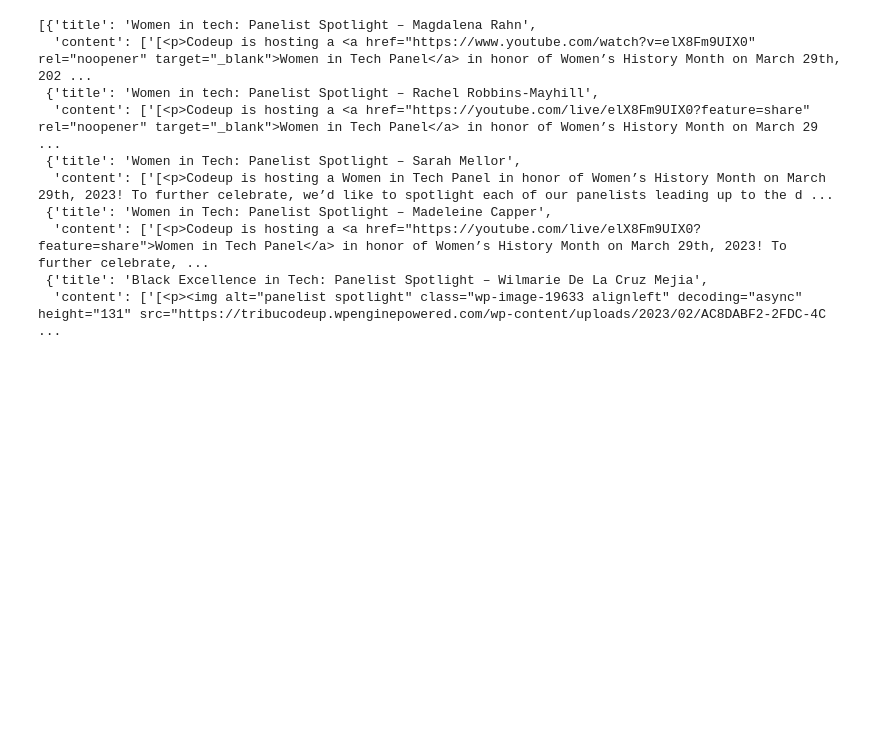
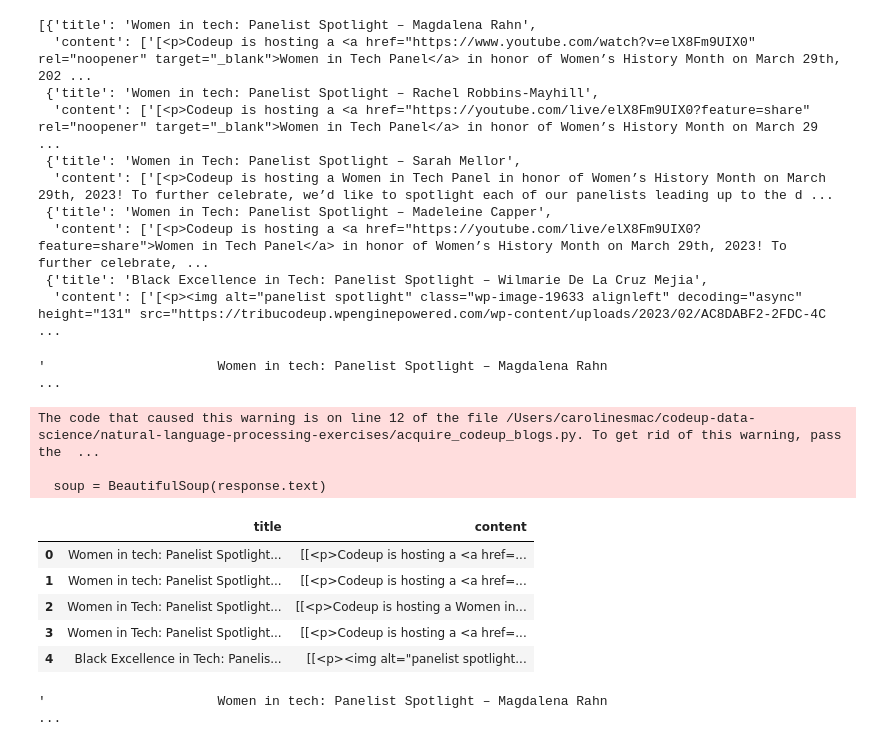
Before and after one commit to caroline-miller0921/natural-language-processing-exercises, a Jupyter notebook: acquire_codeup_blog.ipynb, the cells around one changed output. Cells and saved outputs as stored; diff of their text form; code cells hidden in the pictures; blank space fills up the shorter version.

```diff
--- a/acquire_codeup_blog.ipynb
+++ b/acquire_codeup_blog.ipynb
@@ -209,0 +213,23 @@ article_list
+# %%
+df.to_string(header=False, index=False)
+# %% [output]
+'                      Women in tech: Panelist Spotlight – Magdalena Rahn                                                                                                                                ...
+# %%
+df = cb.get_blog_df()
+# %% [output]
+The code that caused this warning is on line 12 of the file /Users/carolinesmac/codeup-data-science/natural-language-processing-exercises/acquire_codeup_blogs.py. To get rid of this warning, pass the  ...
+
+  soup = BeautifulSoup(response.text)
+# %%
+df
+# %% [output]
+|  | title | content |
+| 0 | Women in tech: Panelist Spotlight... | [[<p>Codeup is hosting a <a href=... |
+| 1 | Women in tech: Panelist Spotlight... | [[<p>Codeup is hosting a <a href=... |
+| 2 | Women in Tech: Panelist Spotlight... | [[<p>Codeup is hosting a Women in... |
+| 3 | Women in Tech: Panelist Spotlight... | [[<p>Codeup is hosting a <a href=... |
+| 4 | Black Excellence in Tech: Panelis... | [[<p><img alt="panelist spotlight... |
+# %%
+cb.get_blog_text()
+# %% [output]
+'                      Women in tech: Panelist Spotlight – Magdalena Rahn                                                                                                                                ...
```
Also changed, not shown: parts of 3 cells of this notebook, 6 other files.
